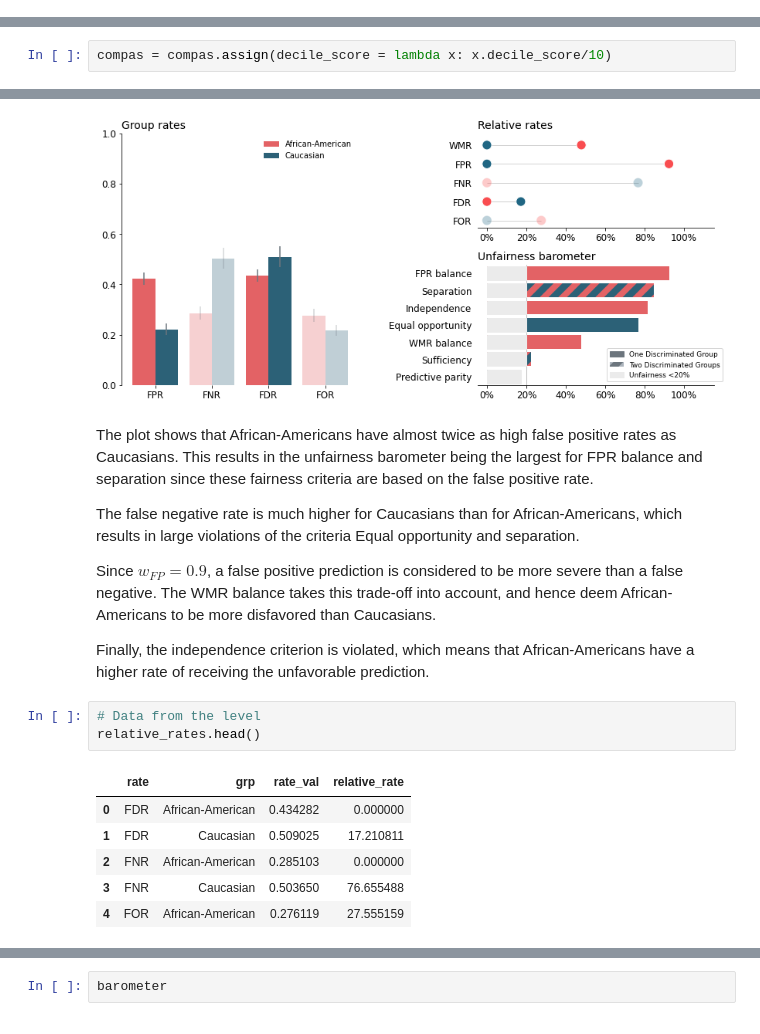
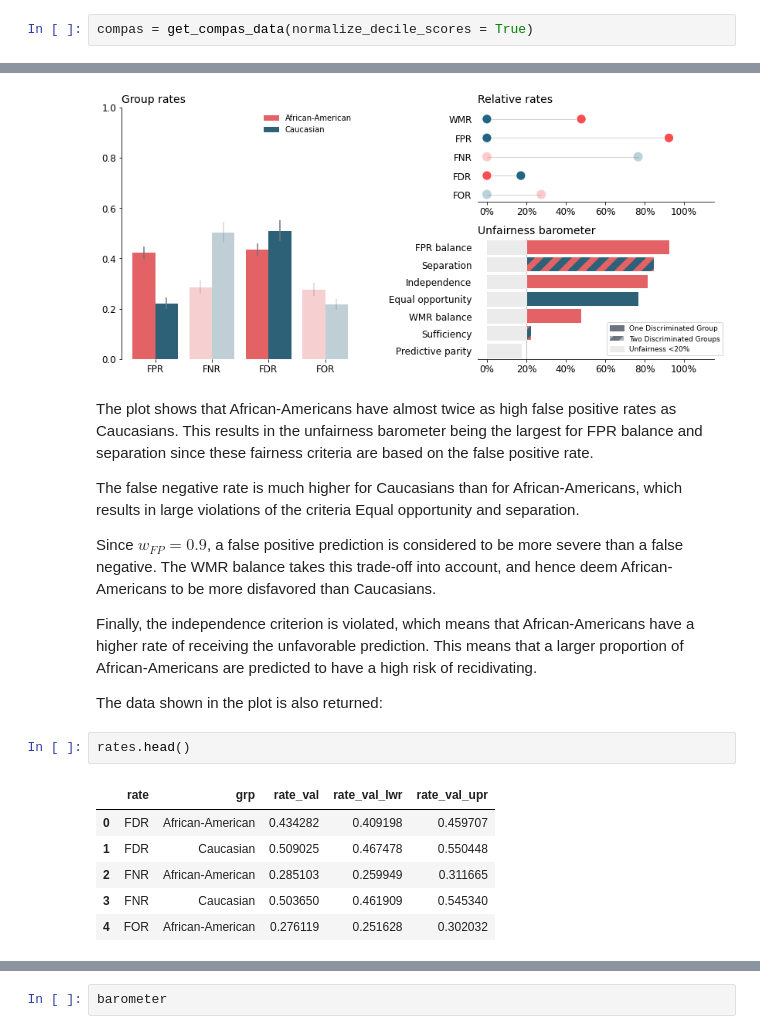
Before and after one commit to elisabethzinck/Fairness-oriented-interpretability-of-predictive-algorithms, a Jupyter notebook: src_biasbalancer/biasbalancer_tutorial.ipynb, the cells around one changed output, grey strips where cells are left out. Saved outputs shown, nothing was run; the diff lists cells and outputs as text.

```diff
--- a/src_biasbalancer/biasbalancer_tutorial.ipynb
+++ b/src_biasbalancer/biasbalancer_tutorial.ipynb
@@ -48,0 +25,2 @@ compas.head(5)
+# %%
+compas = get_compas_data(normalize_decile_scores = True)
@@ -63,2 +51,0 @@ The COMPAS dataset will be analyzed wrt. discrimination by race. Because decile
-# %%
-compas = compas.assign(decile_score = lambda x: x.decile_score/10)
@@ -125,14 +110,15 @@ The false negative rate is much higher for Caucasians than for African-Americans
 
 Since $w_{FP} = 0.9$, a false positive prediction is considered to be more severe than a false negative. The WMR balance takes this trade-off into account, and hence deem African-Americans to be more disfavored than Caucasians.
 
-Finally, the independence criterion is violated, which means that African-Americans have a higher rate of receiving the unfavorable prediction.
+Finally, the independence criterion is violated, which means that African-Americans have a higher rate of receiving the unfavorable prediction. This means that a larger proportion of African-Americans are predicted to have a high risk of recidivating.
+
+The data shown in the plot is also returned:
-# %%
-# Data from the level
-relative_rates.head()
-# %% [output]
-|  | rate | grp | rate_val | relative_rate |
-| 0 | FDR | African-American | 0.434282 | 0.000000 |
-| 1 | FDR | Caucasian | 0.509025 | 17.210811 |
-| 2 | FNR | African-American | 0.285103 | 0.000000 |
-| 3 | FNR | Caucasian | 0.503650 | 76.655488 |
-| 4 | FOR | African-American | 0.276119 | 27.555159 |
+# %%
+rates.head()
+# %% [output]
+|  | rate | grp | rate_val | rate_val_lwr | rate_val_upr |
+| 0 | FDR | African-American | 0.434282 | 0.409198 | 0.459707 |
+| 1 | FDR | Caucasian | 0.509025 | 0.467478 | 0.550448 |
+| 2 | FNR | African-American | 0.285103 | 0.259949 | 0.311665 |
+| 3 | FNR | Caucasian | 0.503650 | 0.461909 | 0.545340 |
+| 4 | FOR | African-American | 0.276119 | 0.251628 | 0.302032 |
```
Also changed, not shown: parts of 15 cells of this notebook.
